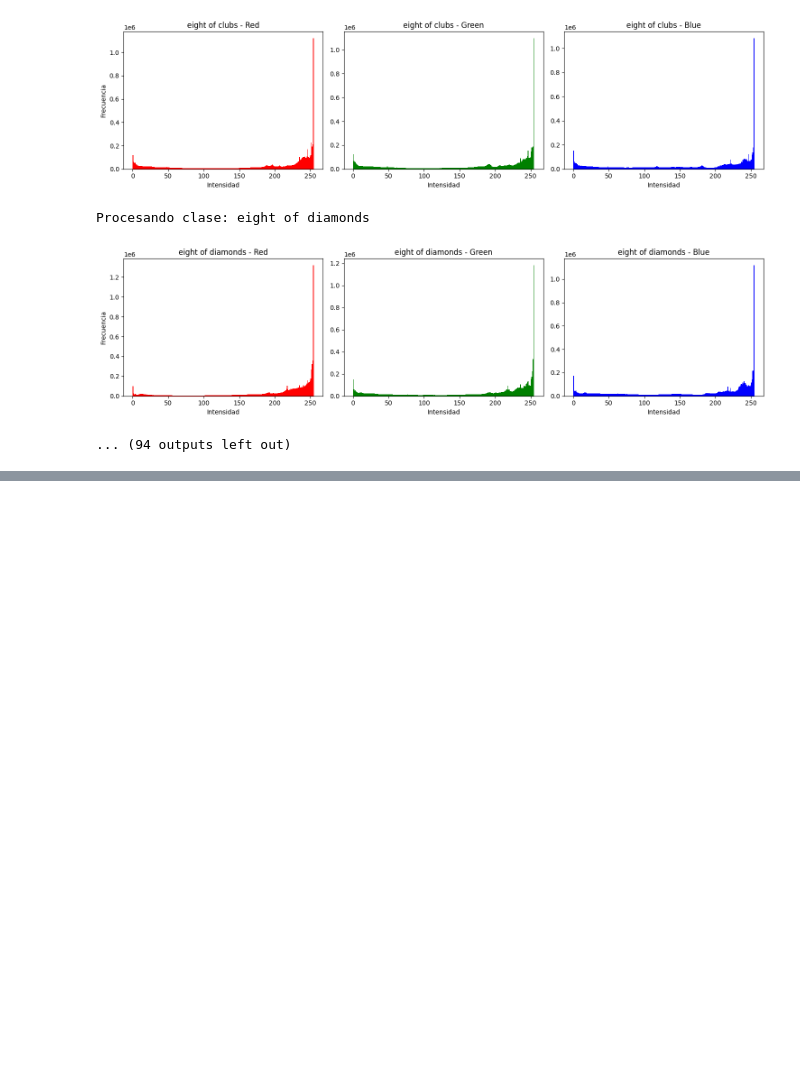
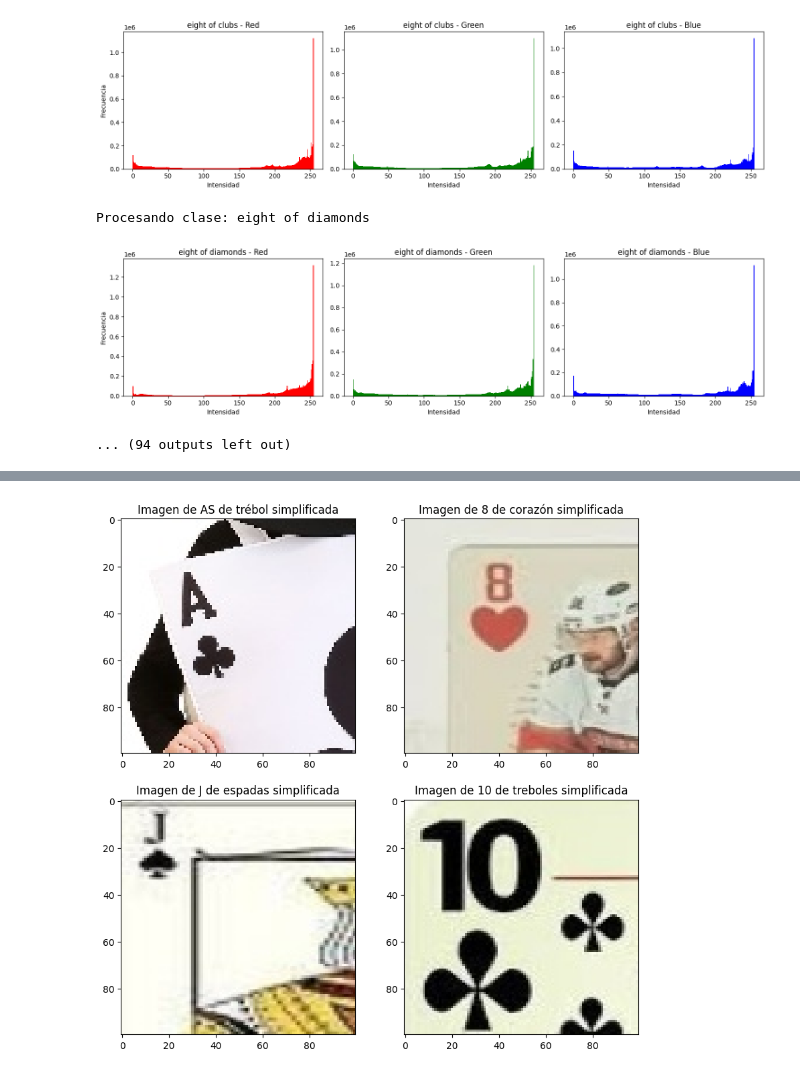
Before and after one commit to dapedeje/Proyecto-final-deep-learning-, a Jupyter notebook: Notebooks/AnalisisExploratorio_Updated.ipynb, the cells around one changed output, grey strips where cells are left out. Drawn from its saved outputs; the diff is of its cells as text; code cells hidden in the pictures; blank space fills up the shorter version.

Commit message:
He añadido el recorte de imagenes

```diff
--- a/Notebooks/AnalisisExploratorio_Updated.ipynb
+++ b/Notebooks/AnalisisExploratorio_Updated.ipynb
@@ -288,0 +293,32 @@ Procesando clase: eight of diamonds
+# %%
+fig, ax = plt.subplots(2,2, figsize=(10,10))
+
+ex_ima = cv2.imread(r"Datos/" + datos.filepaths[0])
+ex_ima_rgb = cv2.cvtColor(ex_ima, cv2.COLOR_BGR2RGB)
+ex_ima_rgb = ex_ima_rgb[0:100,0:100]
+ax[0,0].imshow(ex_ima_rgb)
+ax[0,0].set_title("Imagen de AS de trébol simplificada")
+
+ex_ima = cv2.imread(r"Datos/" + datos.filepaths[1000])
+ex_ima_rgb = cv2.cvtColor(ex_ima, cv2.COLOR_BGR2RGB)
+ex_ima_rgb = ex_ima_rgb[0:100,0:100]
+ax[0,1].imshow(ex_ima_rgb)
+ax[0,1].set_title("Imagen de 8 de corazón simplificada")
+
+
+ex_ima = cv2.imread(r"Datos/" + datos.filepaths[3000])
+ex_ima_rgb = cv2.cvtColor(ex_ima, cv2.COLOR_BGR2RGB)
+ex_ima_rgb = ex_ima_rgb[0:100,0:100]
+ax[1,0].imshow(ex_ima_rgb)
+ax[1,0].set_title("Imagen de J de espadas simplificada")
+
+ex_ima = cv2.imread(r"Datos/" + datos.filepaths[6000])
+ex_ima_rgb = cv2.cvtColor(ex_ima, cv2.COLOR_BGR2RGB)
+ex_ima_rgb = ex_ima_rgb[0:100,0:100]
+ax[1,1].imshow(ex_ima_rgb)
+ax[1,1].set_title("Imagen de 10 de treboles simplificada")
+
+
+plt.show()
+# %% [output]
+[figure, added]
```
Also changed, not shown: parts of 3 cells of this notebook.
